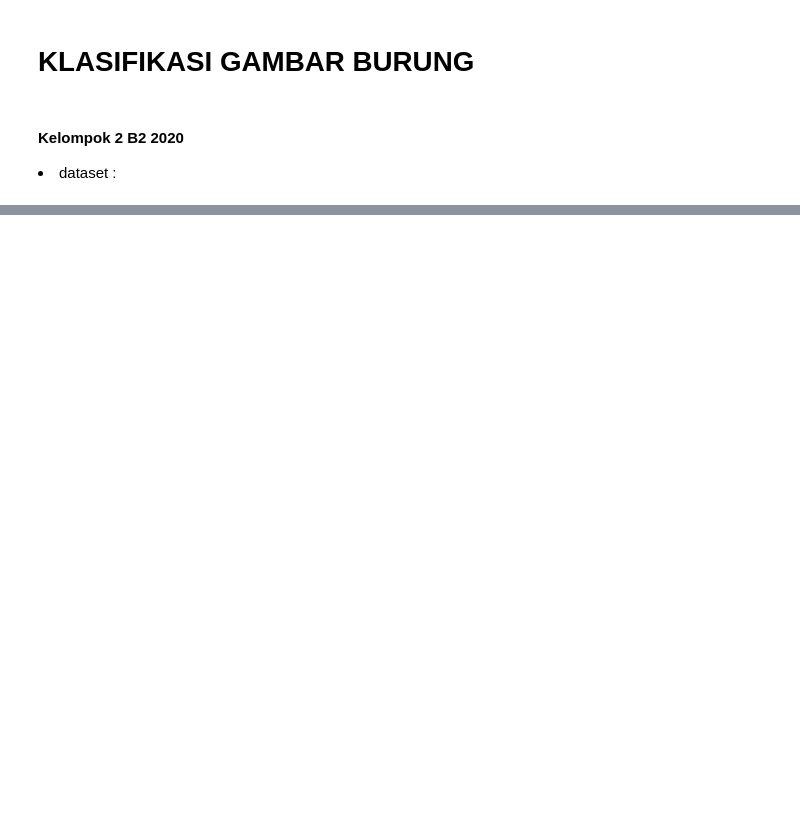
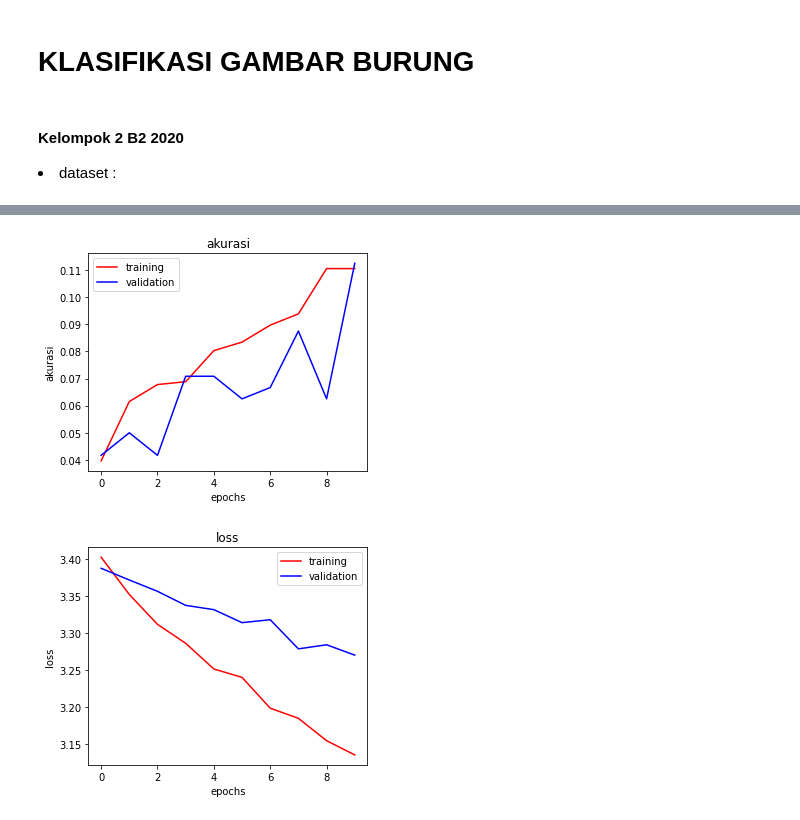
Before and after one commit to denissaputri/KB_2_B2, a Jupyter notebook: KB_2_B2.ipynb, the cells around one changed output, grey strips where cells are left out. Drawn from its saved outputs; the diff is of its cells as text; code cells hidden in the pictures; blank space fills up the shorter version.

Commit message:
Add files via upload
update - modeling data

```diff
--- a/KB_2_B2.ipynb
+++ b/KB_2_B2.ipynb
@@ -228,0 +331,12 @@ for type in files_name.keys():
+# %%
+model_data.compile(optimizer=tf.keras.optimizers.RMSprop(learning_rate=1e-4),
+                   loss='categorical_crossentropy',
+                   metrics=['accuracy'])
+#                   run_eagerly=True)
+# %%
+# melakukan training model
+
+history = model_data.fit(train_data,
+                    epochs=10,
+                    validation_data=val_data,
+                    verbose=2)
@@ -228,0 +364,30 @@ for type in files_name.keys():
+# %%
+y_train = history.history['accuracy']
+y_val = history.history['val_accuracy']
+
+train_y = history.history['loss']
+val_y = history.history['val_loss']
+x = range(len(y_train))
+# %%
+# plot perubahan nilai loss dan akurasi
+
+plt.figure(1, figsize=(5,4))
+plt.plot(x, y_train, c='r', label='training')
+plt.plot(x, y_val, c='b', label='validation')
+plt.legend()
+plt.xlabel('epochs')
+plt.ylabel('akurasi')
+plt.title('akurasi')
+
+plt.figure(2, figsize=(5,4))
+plt.plot(x, train_y, c='r', label='training')
+plt.plot(x, val_y, c='b', label='validation')
+plt.legend()
+plt.xlabel('epochs')
+plt.ylabel('loss')
+plt.title('loss')
+
+plt.show()
+# %% [output]
+[figure, added]
+[figure, added]
```
Also changed, not shown: parts of 16 cells of this notebook.
